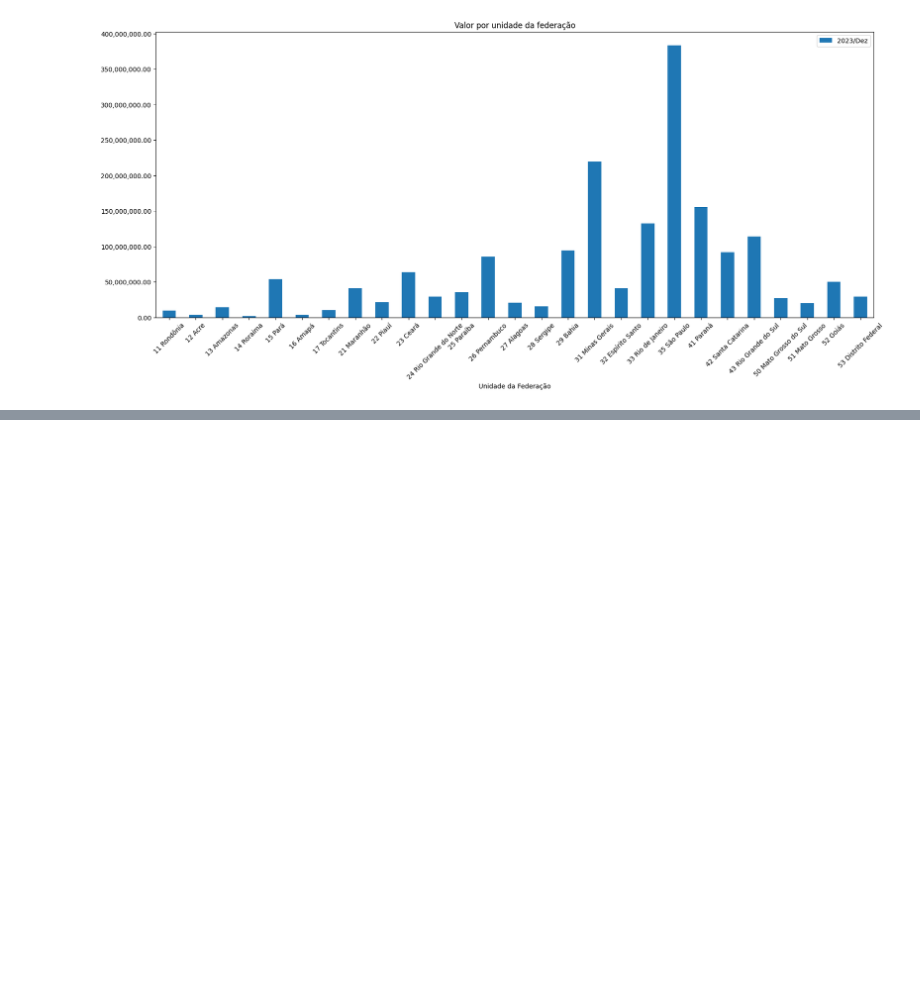
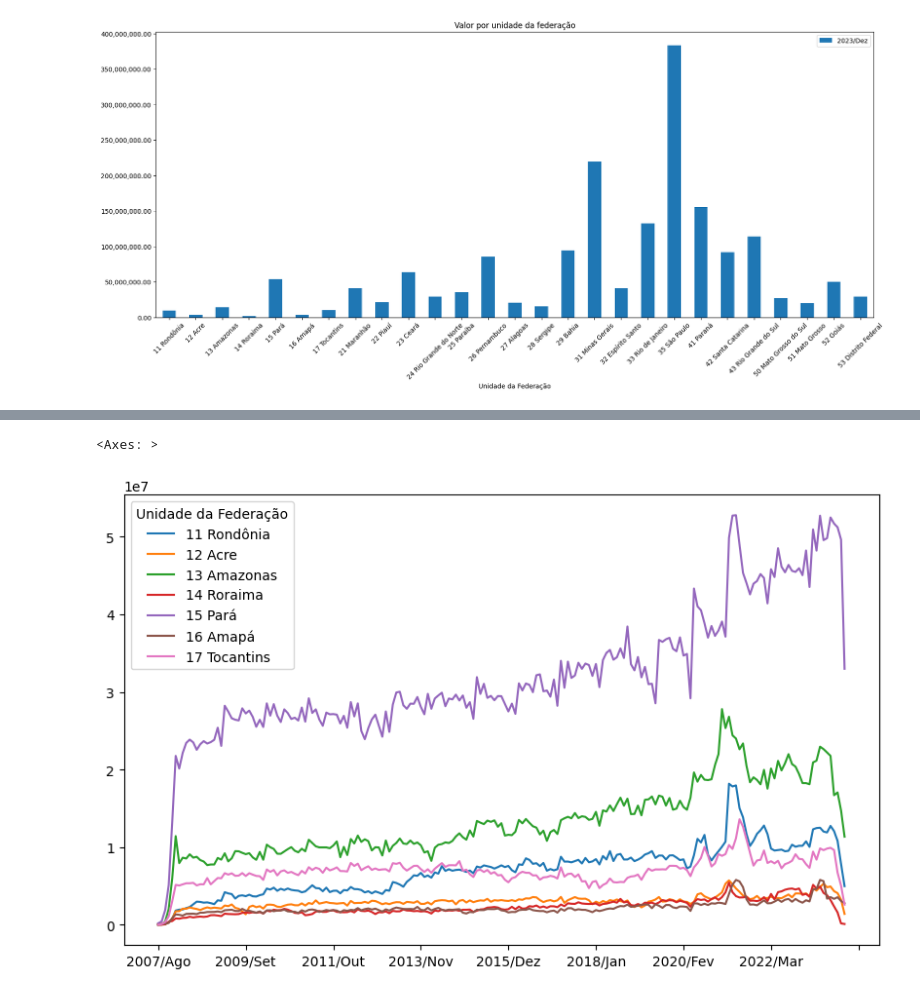
Before and after one commit to marialuisamartins/PosGrad_Data_Analytics_FIAP, a Jupyter notebook: AnaliseExploratoriaDeDados.ipynb, the cells around one changed output, grey strips where cells are left out. Saved outputs shown, nothing was run; the diff lists cells and outputs as text; code cells hidden in the pictures; blank space fills up the shorter version.

```diff
--- a/AnaliseExploratoriaDeDados.ipynb
+++ b/AnaliseExploratoriaDeDados.ipynb
@@ -201,0 +484,7 @@ Text(0.5, 1.0, 'Valor por unidade da federação')
+# %%
+dados_usaveis[:7].T.plot(figsize=(10,6))
+
+# 7 primeiras linhas, transpostas e plotadas
+# %% [output]
+<Axes: >
+[figure, added]
```
Also changed, not shown: parts of 51 cells of this notebook.
